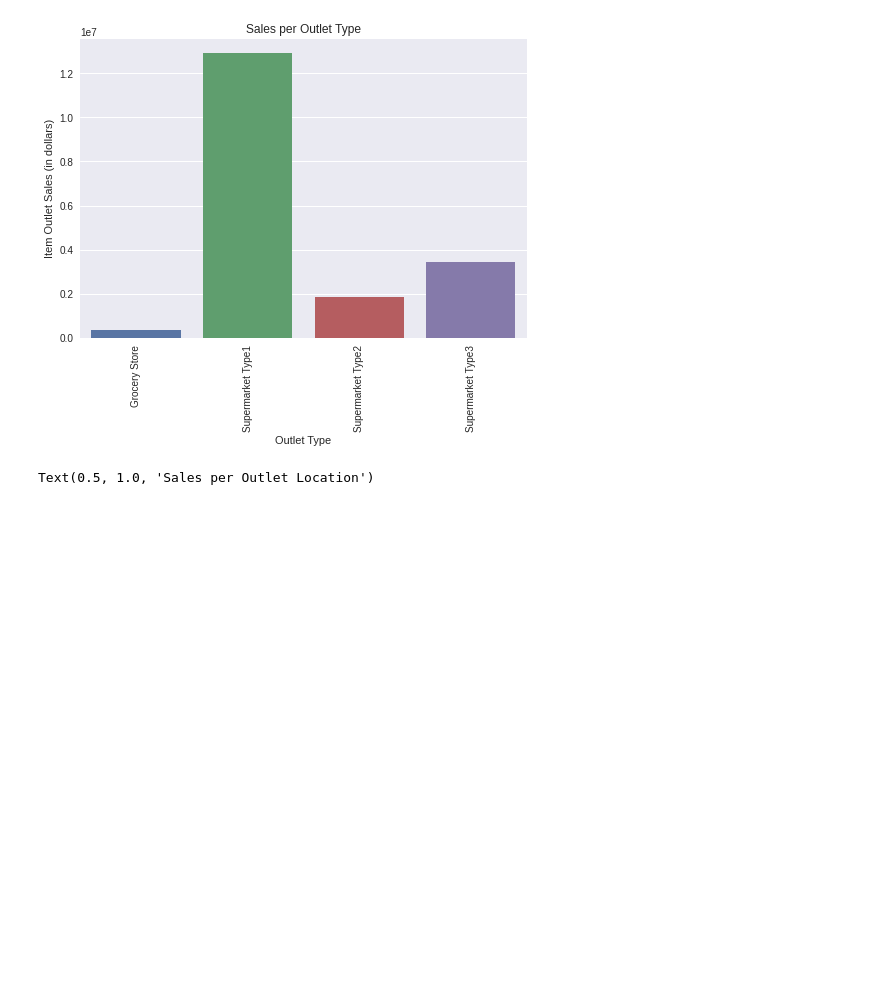
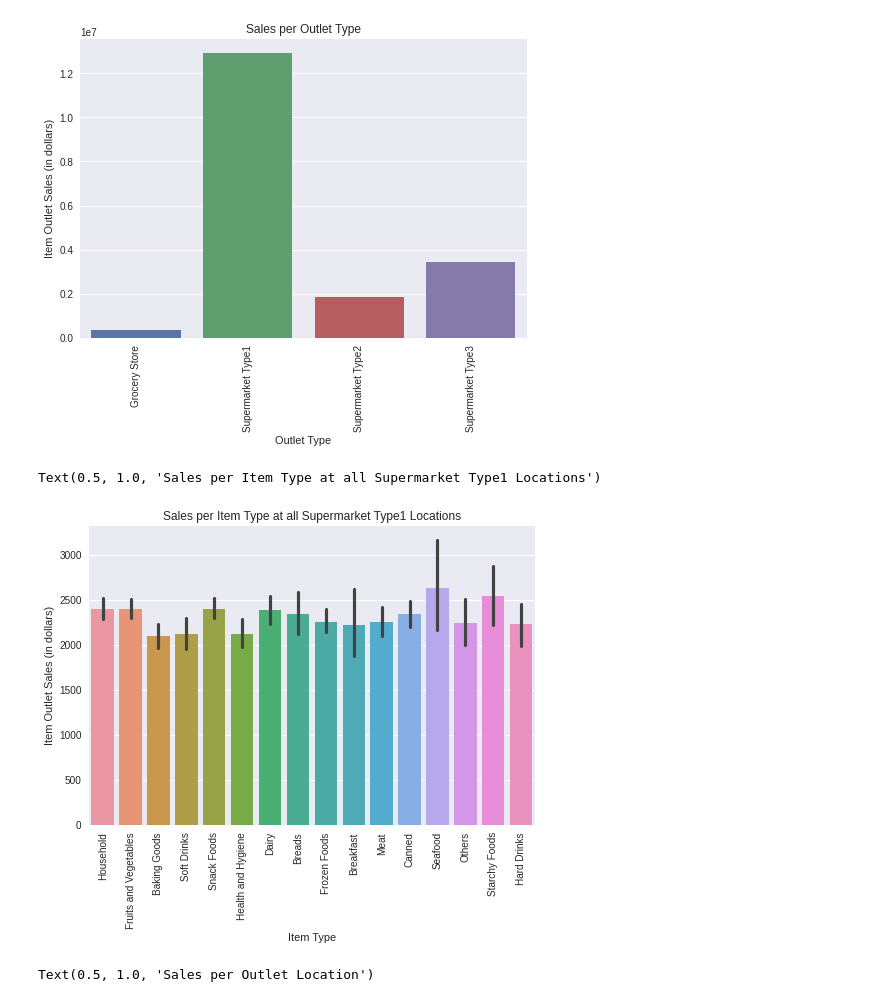
Before and after one commit to rlorey/food_sales_predictions, a Jupyter notebook: Project1.ipynb, the cells around one changed output. Cells and saved outputs as stored; diff of their text form; code cells hidden in the pictures; blank space fills up the shorter version.

```diff
--- a/Project1.ipynb
+++ b/Project1.ipynb
@@ -365,6 +365,20 @@ plt.title('Sales per Outlet Type')
 # %% [output]
 Text(0.5, 1.0, 'Sales per Outlet Type')
 [figure]
+# %%
+smkt_1 = df['Outlet_Type']=='Supermarket Type1'
+market1_filter = df.loc[smkt_1,:]
+market1_filter = market1_filter.sort_values(by = 'Item_Outlet_Sales')
+
+sns.barplot(data = market1_filter, x = 'Item_Type', y = 'Item_Outlet_Sales');
+
+plt.xticks(rotation = 90)
+plt.xlabel('Item Type')
+plt.ylabel('Item Outlet Sales (in dollars)')
+plt.title('Sales per Item Type at all Supermarket Type1 Locations')
+# %% [output]
+Text(0.5, 1.0, 'Sales per Item Type at all Supermarket Type1 Locations')
+[figure, added]
 # %%
 location_sales = df.groupby(['Outlet_Location_Type'])[['Item_Outlet_Sales']].sum().reset_index()
 sns.barplot(data = location_sales, x = 'Outlet_Location_Type', y = 'Item_Outlet_Sales');
```
